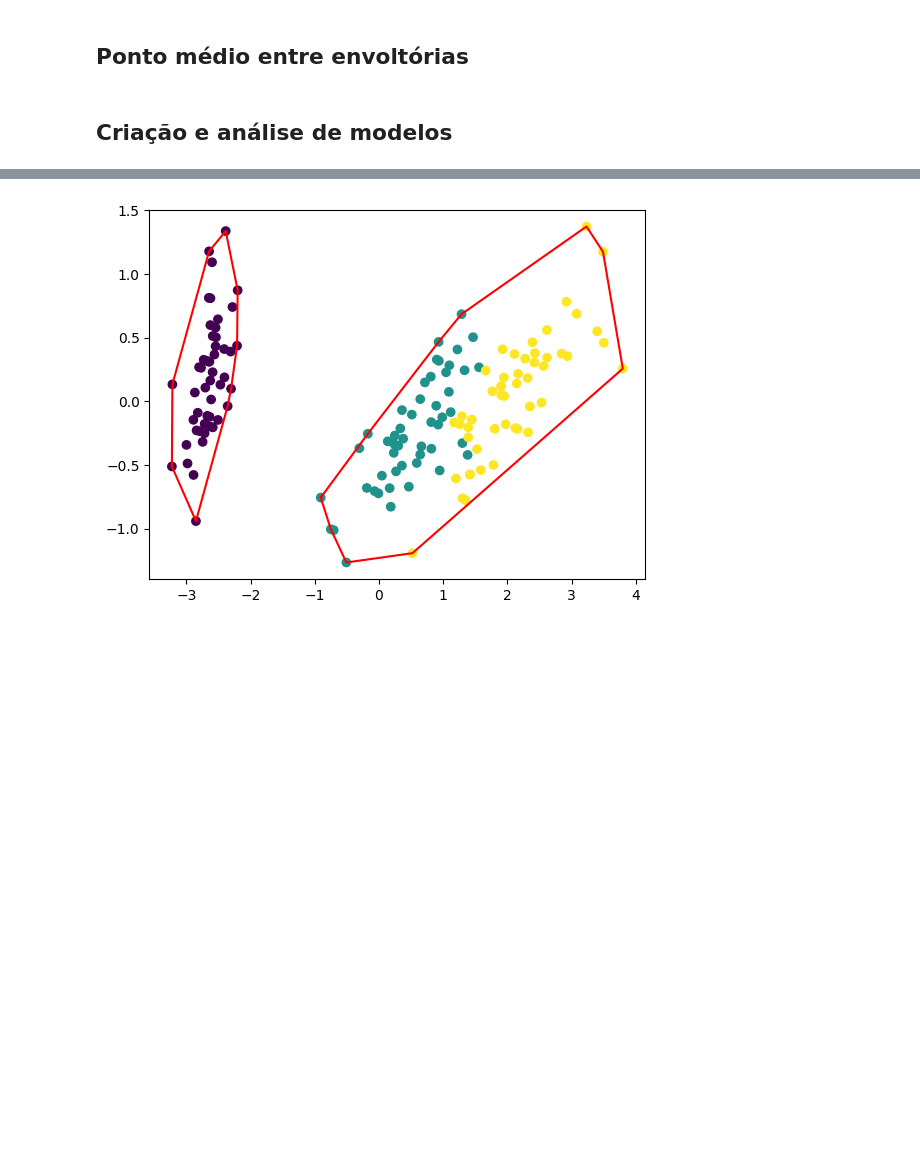
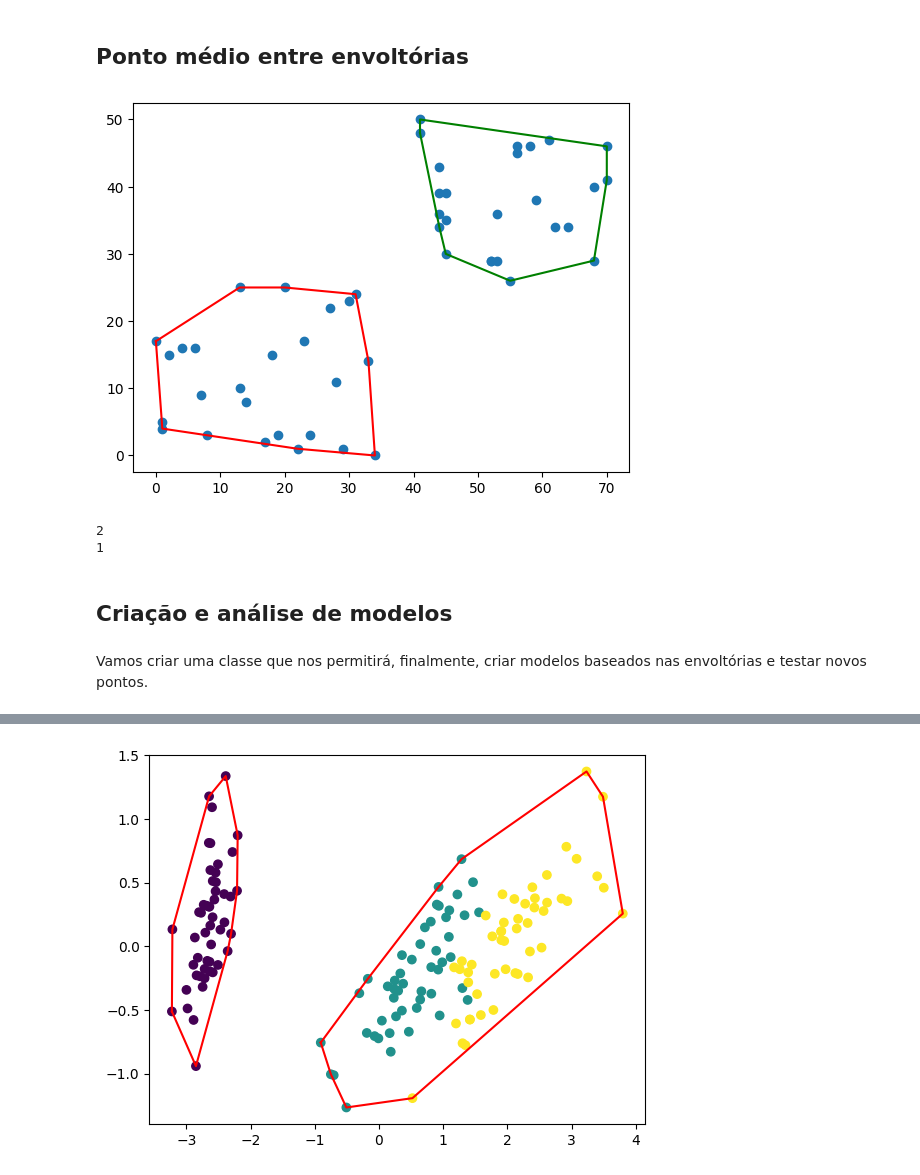
Before and after one commit to MFreyaG/Machine-learning-with-convex-hull, a Jupyter notebook: tp1_alg2.ipynb, the cells around one changed output, grey strips where cells are left out. Saved outputs shown, nothing was run; the diff lists cells and outputs as text; code cells hidden in the pictures; blank space fills up the shorter version.

```diff
--- a/tp1_alg2.ipynb
+++ b/tp1_alg2.ipynb
@@ -20,6 +24,3 @@ class Point:
     def __init__(self, x, y):
         self.x = x
         self.y = y
-
-    def print_coordinates(self):
-        print(f'({self.x},{self.y})')
@@ -28,17 +35,0 @@ Além disso, foram utilizadas algumas primitivas auxiliares, separadas na classe
-# %%
-class Tools:
-    def find_orientation(p1: Point, p2: Point, p3: Point):
-        cross_product = (p2.y - p1.y) * (p3.x - p2.x) - (p2.x - p1.x) * (p3.y - p2.y)
-
-        if cross_product == 0:
-            return 0
-        elif cross_product > 0:
-            return 1
-        else:
-            return -1
-
-    def point_to_list(set: [Point]):
-      x_list = [point.x for point in set]
-      y_list = [point.y for point in set]
-
-      return (x_list, y_list)
@@ -174,4 +263,55 @@ plt.show()
+# %%
+full_point_set = []
+
+random_point_set1 = []
+for x in range(0,25):
+  point_temp = Point(randint(0,35),randint(0,25))
+  random_point_set1.append(point_temp)
+  full_point_set.append(point_temp)
+
+new_array_point_set = Tools.point_to_list(set=random_point_set1)
+
+random_point_set2 = []
+for x in range(0,25):
+  point_temp = Point(randint(35,70),randint(26,50))
+  random_point_set2.append(point_temp)
+  full_point_set.append(point_temp)
+
+new_array_point_set_full = Tools.point_to_list(set=full_point_set)
+new_array_point_set1 = Tools.point_to_list(set=random_point_set1)
+new_array_point_set2 = Tools.point_to_list(set=random_point_set2)
+
+plt.scatter(x=new_array_point_set_full[0],y=new_array_point_set_full[1])
+
+new_hull1 = ConvexHull(random_point_set1)
+new_hull_points1 = new_hull1.find_convex_hull()
+new_hull_points_array1 = Tools.point_to_list(set=new_hull_points1)
+new_hull_points_array1[0].append(new_hull_points1[0].x)
+new_hull_points_array1[1].append(new_hull_points1[0].y)
+
+new_hull2 = ConvexHull(random_point_set2)
+new_hull_points2 = new_hull2.find_convex_hull()
+new_hull_points_array2 = Tools.point_to_list(set=new_hull_points2)
+new_hull_points_array2[0].append(new_hull_points2[0].x)
+new_hull_points_array2[1].append(new_hull_points2[0].y)
+
+plt.plot(new_hull_points_array1[0],new_hull_points_array1[1], color="red")
+plt.plot(new_hull_points_array2[0],new_hull_points_array2[1], color="green")
+plt.show()
+# %% [output]
+[figure, added]
+# %%
+new_point1 = Point(40, 25) # point in hull 1
+new_point2 = Point(0, 70) # point in hull 2
+
+print(assign_hull(new_point1, new_hull1, new_hull2))
+print(assign_hull(new_point2, new_hull1, new_hull2))
+# %% [output]
+2
+1
 # %% [markdown]
 ## Criação e análise de modelos
+# %% [markdown]
+Vamos criar uma classe que nos permitirá, finalmente, criar modelos baseados nas envoltórias e testar novos pontos.
 # %%
 import pandas as pd
```
Also changed, not shown: parts of 19 cells of this notebook, 1 other file.
